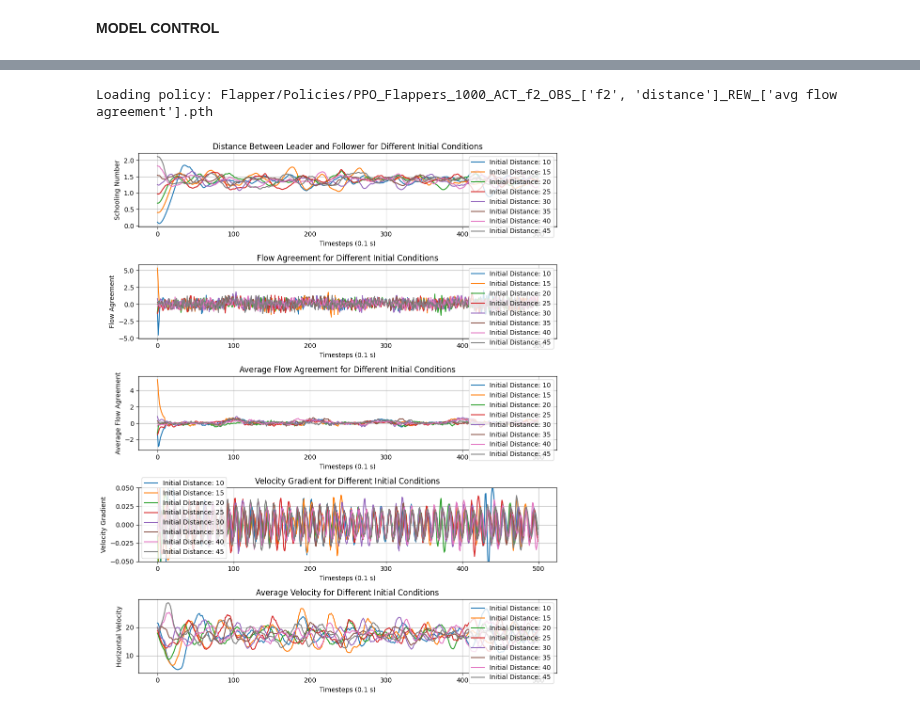
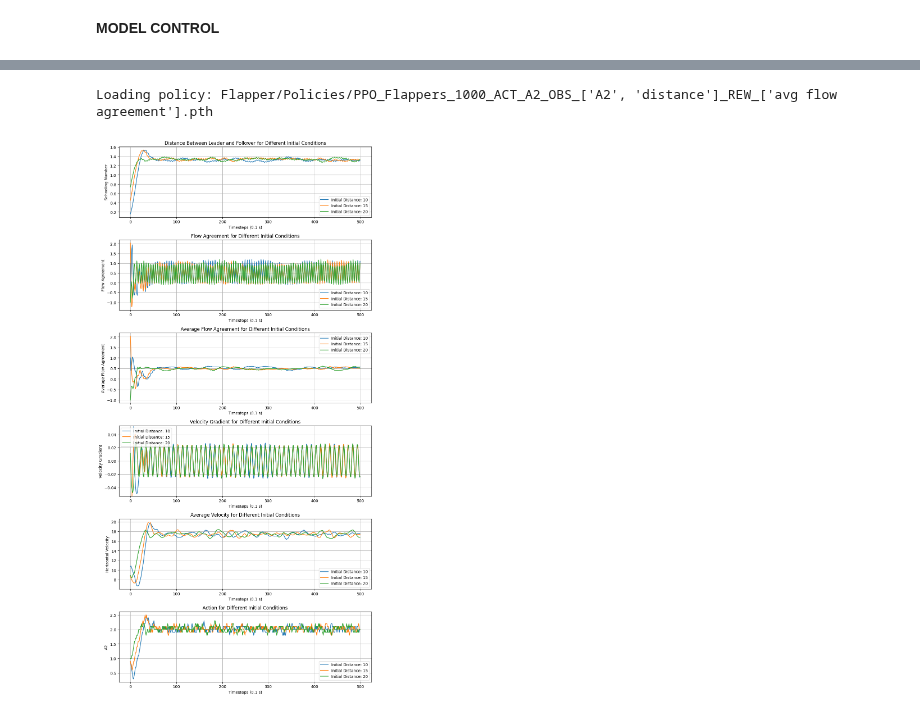
Before and after one commit to victorbuenog/Flapper, a Jupyter notebook: Flappertorch.ipynb, the cells around one changed output, grey strips where cells are left out. Cells and saved outputs as stored; diff of their text form; code cells hidden in the pictures.

Commit message:
Added action plot to the observations

```diff
--- a/Flappertorch.ipynb
+++ b/Flappertorch.ipynb
@@ -244,8 +244,9 @@ class SwimmerEnv(gym.Env):
             'action': action,
             'reward': self.reward,
             'done': done,
-            'freq1': self.f1,
-            'freq2': self.f2,
+            'f1': self.f1,
+            'f2': self.f2,
+            'A2': self.A2,
             'distance_from_goal': self.distance_from_goal,
             't': self.tt,
             'v_flow': v_flow,
@@ -600,8 +601,7 @@ class Trainer(object):
 
         max_timesteps = 500
 
-        # plt.figure(figsize=(10, 6))
-        fig, (ax1, ax2, ax3, ax4, ax5) = plt.subplots(5, 1, figsize=(10, 12))
+        fig, (ax1, ax2, ax3, ax4, ax5, ax6) = plt.subplots(6, 1, figsize=(10, 20))
 
         for ic in initial_conditions:
             obs = self.env.reset(initial_condition=ic)
@@ -610,15 +610,17 @@ class Trainer(object):
             avg_flow_agreements = []
             v_gradients = []
             u2 = []
+            action_values = []
             for t in range(max_timesteps):
                 action = self.ppo.policy.act(obs, Memory())
                 obs, reward, done, info = self.env.step(action)
-                schooling_number = (info['distance']-SwimmerEnv.c)/info['u1']/info['freq1']
+                schooling_number = (info['distance']-SwimmerEnv.c)/info['u1']/info['f1']
                 schooling_numbers.append(schooling_number)
                 flow_agreements.append(info['flow_agreement'])
                 avg_flow_agreements.append(info['avg_flow_agreement'])
                 v_gradients.append(info['v_gradient'])
                 u2.append(info['avg_u2'])
+                action_values.append(info[self.env.action])
                 if done:
                     break
 
@@ -632,6 +634,8 @@ class Trainer(object):
             ax4.plot(v_gradients, label=f"Initial Distance: {ic.distance}")
 
             ax5.plot(u2, label=f"Initial Distance: {ic.distance}")
+
+            ax6.plot(action_values, label=f"Initial Distance: {ic.distance}")
 
         ax1.set_xlabel('Timesteps (0.1 s)')
         ax1.set_ylabel('Schooling Number')
@@ -668,6 +672,13 @@ class Trainer(object):
         ax5.set_title('Average Velocity for Different Initial Conditions')
         ax5.legend()
         ax5.grid(True)
+
+        ax6.set_xlabel('Timesteps (0.1 s)')
+        ax6.set_ylabel(self.env.action)
+        # ax6.set_xlim([0,100])
+        ax6.set_title('Action for Different Initial Conditions')
+        ax6.legend()
+        ax6.grid(True)
 
         plt.tight_layout()
         plt.show()
@@ -802,8 +807,8 @@ Resolving deltas: 100% (35/35), done.
 # %%
 device = torch.device("cuda:0" if torch.cuda.is_available() else "cpu")
 trainer = Trainer(
-    action='f2',  # None, 'f2', or 'A2'
-    observations=['f2', 'distance'],  # may contain: 'distance', 'f2', 'A2', 'flow agreement', 'avg flow agreement', 'velocity'
+    action='A2',  # None, 'f2', or 'A2'
+    observations=['A2', 'distance'],  # may contain: 'distance', 'f2', 'A2', 'flow agreement', 'avg flow agreement', 'velocity'
     rewards=['avg flow agreement'],  # may contain: 'distance', 'flow agreement'
 )
 
@@ -816,11 +821,11 @@ model_path = f"Flapper/Policies/{trainer.get_policy(episodes=1000)}"
 print(f"Loading policy: {model_path}")
 trainer.load_model(model_path)
 # %% [output]
-Loading policy: Flapper/Policies/PPO_Flappers_1000_ACT_f2_OBS_['f2', 'distance']_REW_['avg flow agreement'].pth
+Loading policy: Flapper/Policies/PPO_Flappers_1000_ACT_A2_OBS_['A2', 'distance']_REW_['avg flow agreement'].pth
 # %%
-trainer.test_initial_conditions(InitialCondition(distance=dd, f2=1.) for dd in range(10, 46, 5))
+trainer.test_initial_conditions(InitialCondition(distance=dd, A2=1.) for dd in range(10, 21, 5))
 # %% [output]
-[figure, old version]
+[figure, new version]
 # %%
 # plot the policy
 fa_range = numpy.linspace(-10, 10, 100)
```
Also changed, not shown: parts of 2 cells of this notebook.
